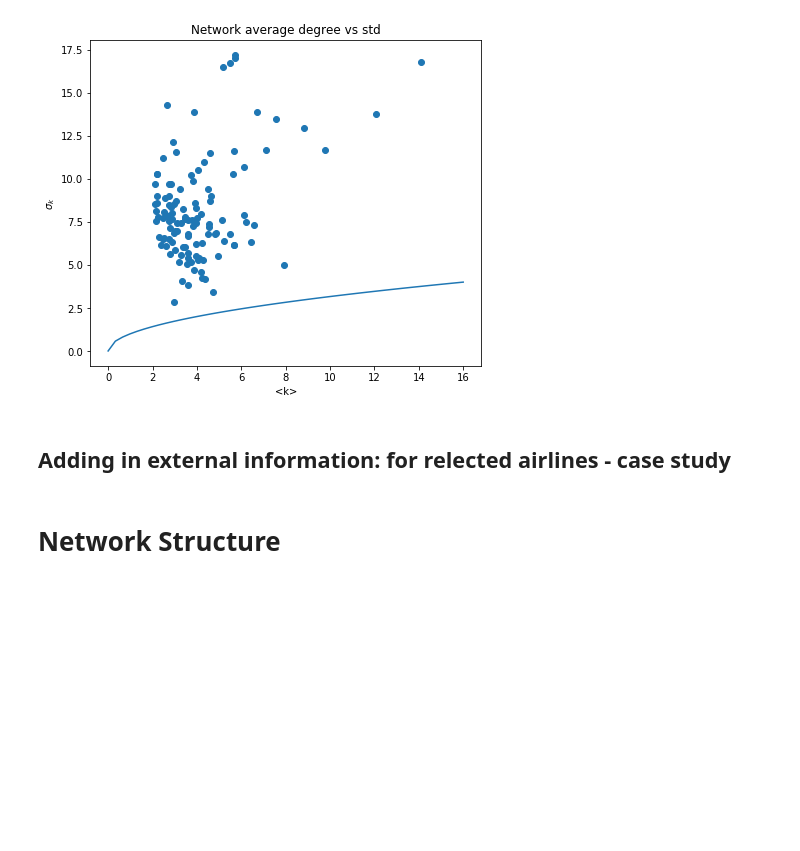
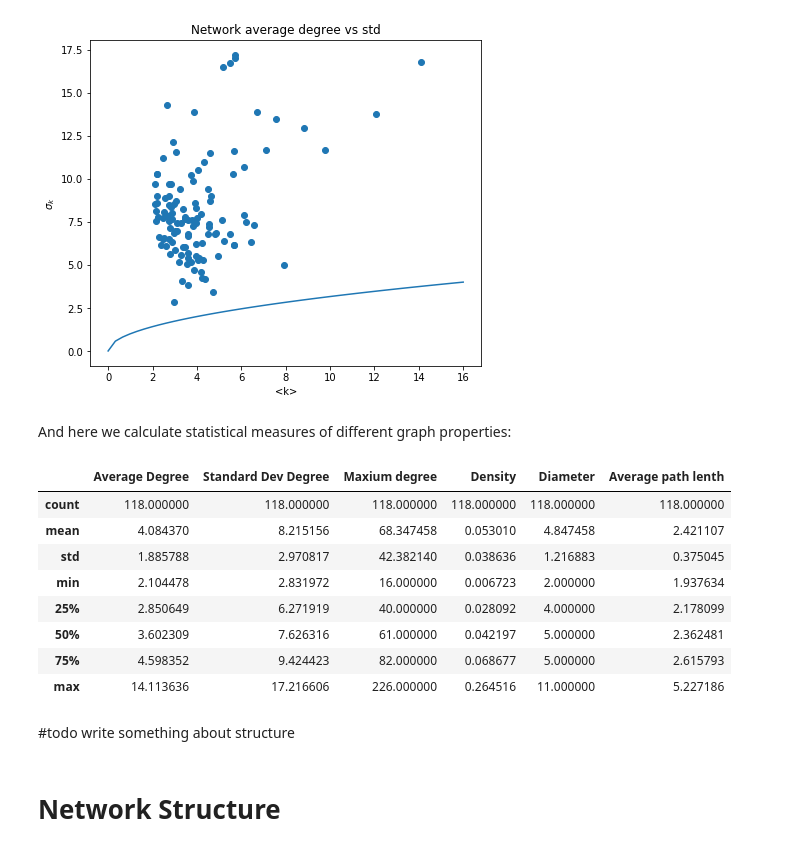
Before and after one commit to rusucosmin/ntp, a Jupyter notebook: Airline Analysis.ipynb, the cells around one changed output. Cells and saved outputs as stored; diff of their text form; code cells hidden in the pictures; blank space fills up the shorter version.

```diff
--- a/Airline Analysis.ipynb
+++ b/Airline Analysis.ipynb
@@ -599,7 +603,6 @@ We know that the graph of all airlines is scalefree, but is the graph formed by
 # %%
 def get_scalefree_network_stats(airline):
     Airline_Graph = create_airline_network(airline)
-
 
     components = nx.number_connected_components(Airline_Graph)
     component_ratio = 0
@@ -615,7 +618,7 @@ def get_scalefree_network_stats(airline):
     diameter = nx.diameter(Airline_Graph)
     pathlength = nx.average_shortest_path_length(Airline_Graph)
 
-    return np.array([ degrees.mean(), degrees.std(), density])
+    return np.array([ degrees.mean(), degrees.std(), degrees.max(), density, diameter, pathlength])
 # %%
 airlines = merged_routes.Name.drop_duplicates()
 stats = np.array(airlines.map(get_scalefree_network_stats).tolist())
@@ -629,5 +632,3 @@ plt.title('Network average degree vs std')
 plt.show()
 # %% [output]
 [figure]
-# %% [markdown]
-## Adding in external information: for relected airlines - case study
@@ -645,3 +635,25 @@ Airline_list = pd.read_csv('airlines_Data.csv')
+# %% [markdown]
+And here we calculate statistical measures of different graph properties:
+# %%
+pd.DataFrame(stats, columns=['Average Degree',
+                             'Standard Dev Degree',
+                              "Maxium degree",
+                             'Density',
+                             'Diameter',
+                             'Average path lenth']
+            ).describe()
+# %% [output]
+|  | Average Degree | Standard Dev Degree | Maxium degree | Density | Diameter | Average path lenth |
+| count | 118.000000 | 118.000000 | 118.000000 | 118.000000 | 118.000000 | 118.000000 |
+| mean | 4.084370 | 8.215156 | 68.347458 | 0.053010 | 4.847458 | 2.421107 |
+| std | 1.885788 | 2.970817 | 42.382140 | 0.038636 | 1.216883 | 0.375045 |
+| min | 2.104478 | 2.831972 | 16.000000 | 0.006723 | 2.000000 | 1.937634 |
+| 25% | 2.850649 | 6.271919 | 40.000000 | 0.028092 | 4.000000 | 2.178099 |
+| 50% | 3.602309 | 7.626316 | 61.000000 | 0.042197 | 5.000000 | 2.362481 |
+| 75% | 4.598352 | 9.424423 | 82.000000 | 0.068677 | 5.000000 | 2.615793 |
+| max | 14.113636 | 17.216606 | 226.000000 | 0.264516 | 11.000000 | 5.227186 |
+# %% [markdown]
+#todo write something about structure
 # %% [markdown]
 # Network Structure
 # %% [markdown]
```
Also changed, not shown: parts of 47 cells of this notebook.
